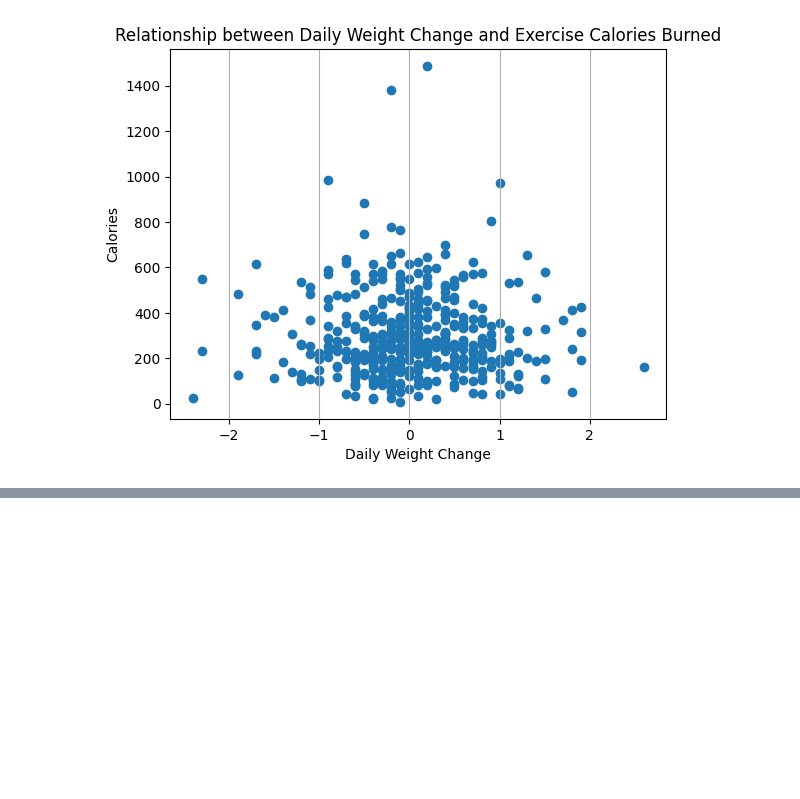
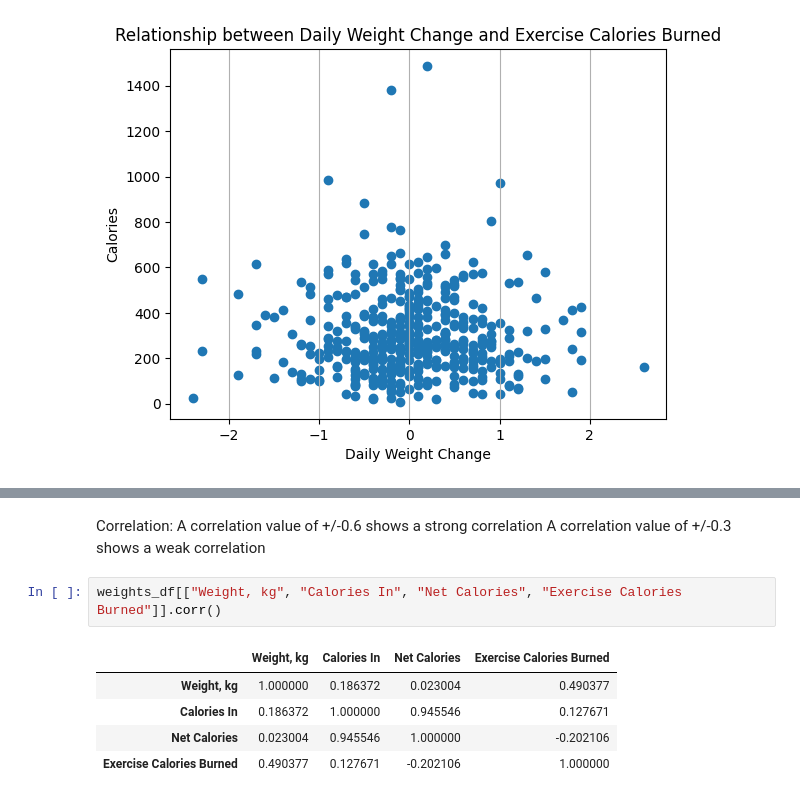
Before and after one commit to notxcharles/Body-Composition-Analysis, a Jupyter notebook: 3. Exploratory Data Analysis/Relationships.ipynb, the cells around one changed output, grey strips where cells are left out. Drawn from its saved outputs; the diff is of its cells as text; blank space fills up the shorter version.

Commit message:
Correlation and Covariance

```diff
--- a/3. Exploratory Data Analysis/Relationships.ipynb
+++ b/3. Exploratory Data Analysis/Relationships.ipynb
@@ -107,0 +119,12 @@ plt.close()
+# %% [markdown]
+Correlation:
+A correlation value of +/-0.6 shows a strong correlation
+A correlation value of +/-0.3 shows a weak correlation
+# %%
+weights_df[["Weight, kg", "Calories In", "Net Calories", "Exercise Calories Burned"]].corr()
+# %% [output]
+|  | Weight, kg | Calories In | Net Calories | Exercise Calories Burned |
+| Weight, kg | 1.000000 | 0.186372 | 0.023004 | 0.490377 |
+| Calories In | 0.186372 | 1.000000 | 0.945546 | 0.127671 |
+| Net Calories | 0.023004 | 0.945546 | 1.000000 | -0.202106 |
+| Exercise Calories Burned | 0.490377 | 0.127671 | -0.202106 | 1.000000 |
```
Also changed, not shown: parts of 3 cells of this notebook.
